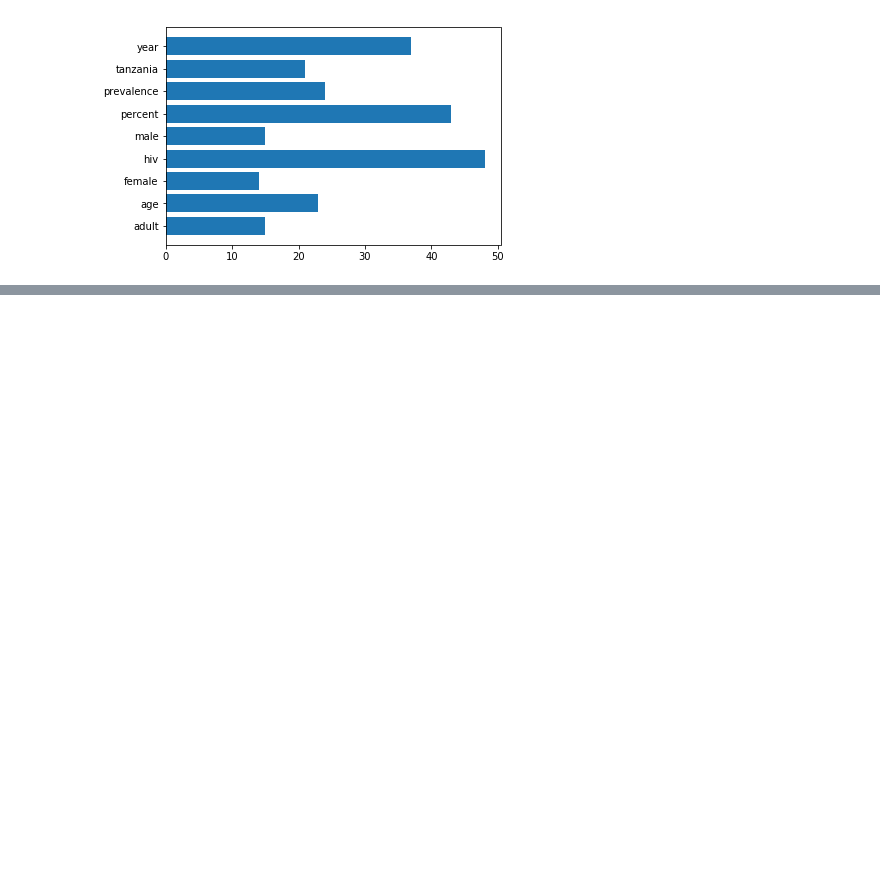
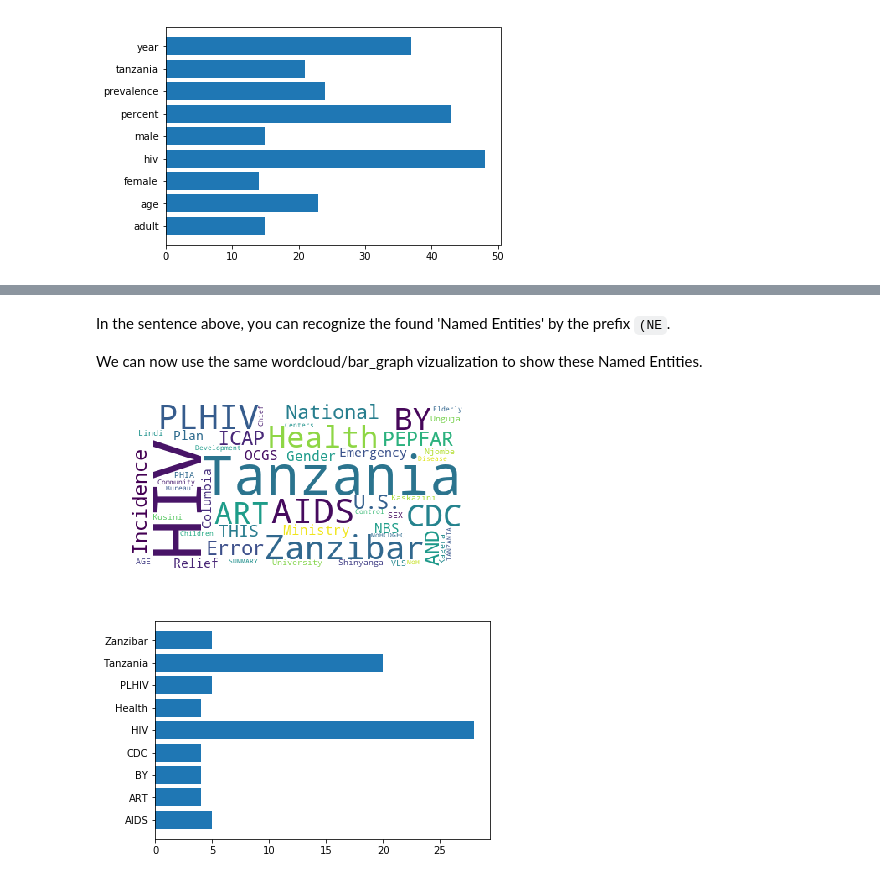
Before and after one commit to rouxrei/disummit2018, a Jupyter notebook: jupyter notebook/DISummit 2018.ipynb, the cells around one changed output, grey strips where cells are left out. Saved outputs shown, nothing was run; the diff lists cells and outputs as text; code cells hidden in the pictures; blank space fills up the shorter version.

```diff
--- a/jupyter notebook/DISummit 2018.ipynb
+++ b/jupyter notebook/DISummit 2018.ipynb
@@ -317,9 +335,16 @@ sentence.draw()
+# %% [markdown]
+In the sentence above, you can recognize the found 'Named Entities' by the prefix `(NE`.
+
+We can now use the same wordcloud/bar_graph vizualization to show these Named Entities.
 # %%
+chunked_sentences = nltk.ne_chunk_sents(tagged_sentences, binary=True)
 named_entities = [chunk.leaves() for sent in chunked_sentences for chunk in sent if hasattr(chunk, "label") and chunk.label() == "NE"]
 NE_tokens = [token for leaves in named_entities for (token, tag) in leaves]
 
 ctr = Counter(NE_tokens)
 tokens, weights = zip(*ctr.most_common(9))
 
-plt.barh(tokens, weights)
-plt.show()
+gen_wc_barh(NE_tokens)
+# %% [output]
+[figure, added]
+[figure, added]
```
Also changed, not shown: parts of 10 cells of this notebook.
